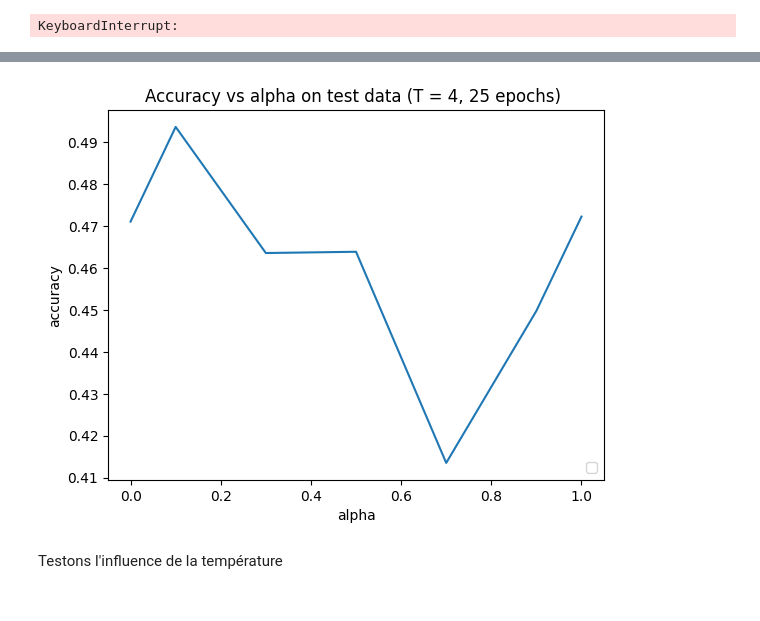
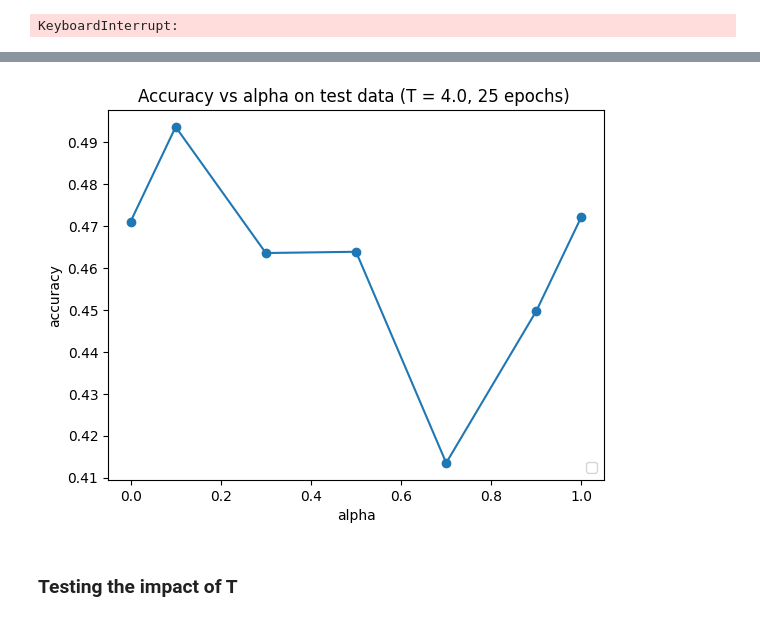
Before and after one commit to thomasdepic/SDD-distillation-de-model, a Jupyter notebook: illustration.ipynb, the cells around one changed output, grey strips where cells are left out. Cells and saved outputs as stored; diff of their text form; code cells hidden in the pictures.

```diff
--- a/illustration.ipynb
+++ b/illustration.ipynb
@@ -219,6 +224,4 @@ teacher_accuracy = test_accuracy_CIFAR10(teacher)
 # %%
-num_classes = 10
-
 class SmallResCNN(nn.Module):
     def __init__(self, num_classes=10):
         super().__init__()
@@ -245,7 +248,7 @@ class SmallResCNN(nn.Module):
         self.head = nn.Sequential(
             nn.AdaptiveAvgPool2d(1),
             nn.Flatten(),
-            nn.Linear(128, num_classes),
+            nn.Linear(128, 10),
         )
 
     def forward(self, x):
@@ -743,9 +760,9 @@ plt.show
 # %%
 for i in range(0,epochs,5):
-    plt.plot(alphas,training_curves_CIFAR100[0,:,epochs-i-1],label=f"epoch {epochs-i}")
+    plt.plot(alphas,training_curves_CIFAR100[0,:,epochs-i-1],label=f"epoch {epochs-i}",marker='o')
 plt.legend(loc="lower right")
 plt.xlabel("alpha")
 plt.ylabel("accuracy")
-plt.title("accuracy vs alpha during training (T = 4) ")
+plt.title(f"accuracy vs alpha during training (T = {T}) ")
 plt.show()
 # %% [output]
@@ -762,16 +779,16 @@ for i,alpha in enumerate(alphas) :
     trained_student.to(device)
     accruacies_test_data[i] = test_accuracy_CIFAR100(trained_student)
 # %%
-plt.plot(alphas,accruacies_test_data)
+plt.plot(alphas,accruacies_test_data,marker = 'o')
 plt.legend(loc="lower right")
 plt.xlabel("alpha")
 plt.ylabel("accuracy")
-plt.title("Accuracy vs alpha on test data (T = 4, 25 epochs) ")
+plt.title(f"Accuracy vs alpha on test data (T = {T}, 25 epochs) ")
 plt.show()
 # %% [output]
-[figure, old version]
+[figure, new version]
-# %% [markdown]
-Testons l'influence de la température
+# %% [markdown]
+### Testing the impact of T
 # %%
 T = [1.,2.,3.,4.,5.,7.,10.]
 alpha = 0.1
```
Also changed, not shown: parts of 22 cells of this notebook.
